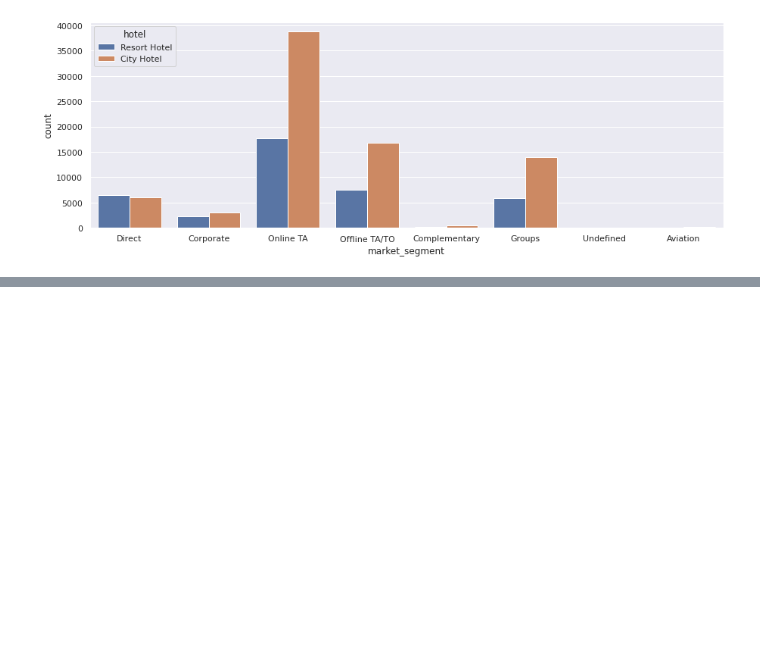
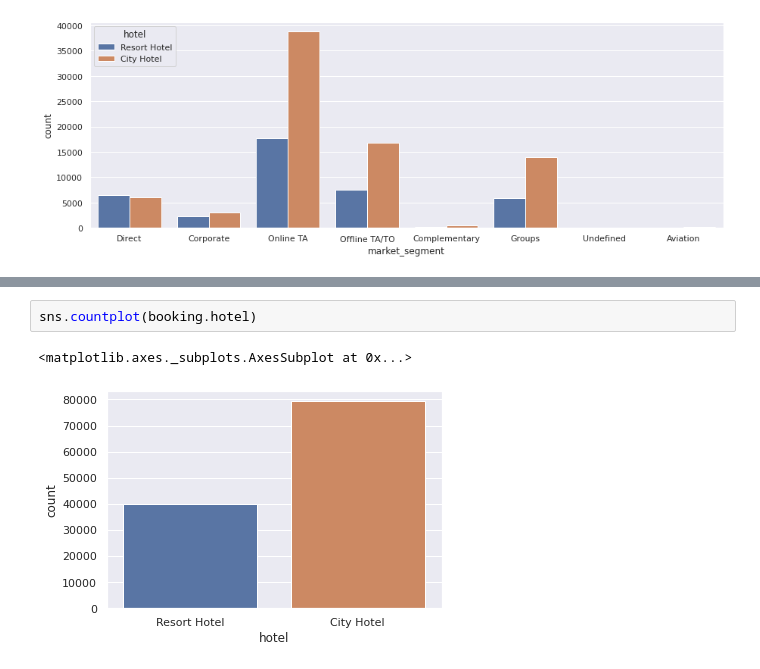
Before and after one commit to ChinmayRojatkar/EDA-Capstone-Hotel-Booking-Analysis, a Jupyter notebook: Hotel_Booking_Analysis_Capstone_Project.ipynb, the cells around one changed output, grey strips where cells are left out. Drawn from its saved outputs; the diff is of its cells as text; blank space fills up the shorter version.

```diff
--- a/Hotel_Booking_Analysis_Capstone_Project.ipynb
+++ b/Hotel_Booking_Analysis_Capstone_Project.ipynb
@@ -171,0 +178,5 @@ sns.countplot(x='market_segment',hue='hotel',data=booking)
+# %%
+sns.countplot(booking.hotel)
+# %% [output]
+<matplotlib.axes._subplots.AxesSubplot at 0x...>
+[figure, added]
```
Also changed, not shown: parts of 1 cell of this notebook.
